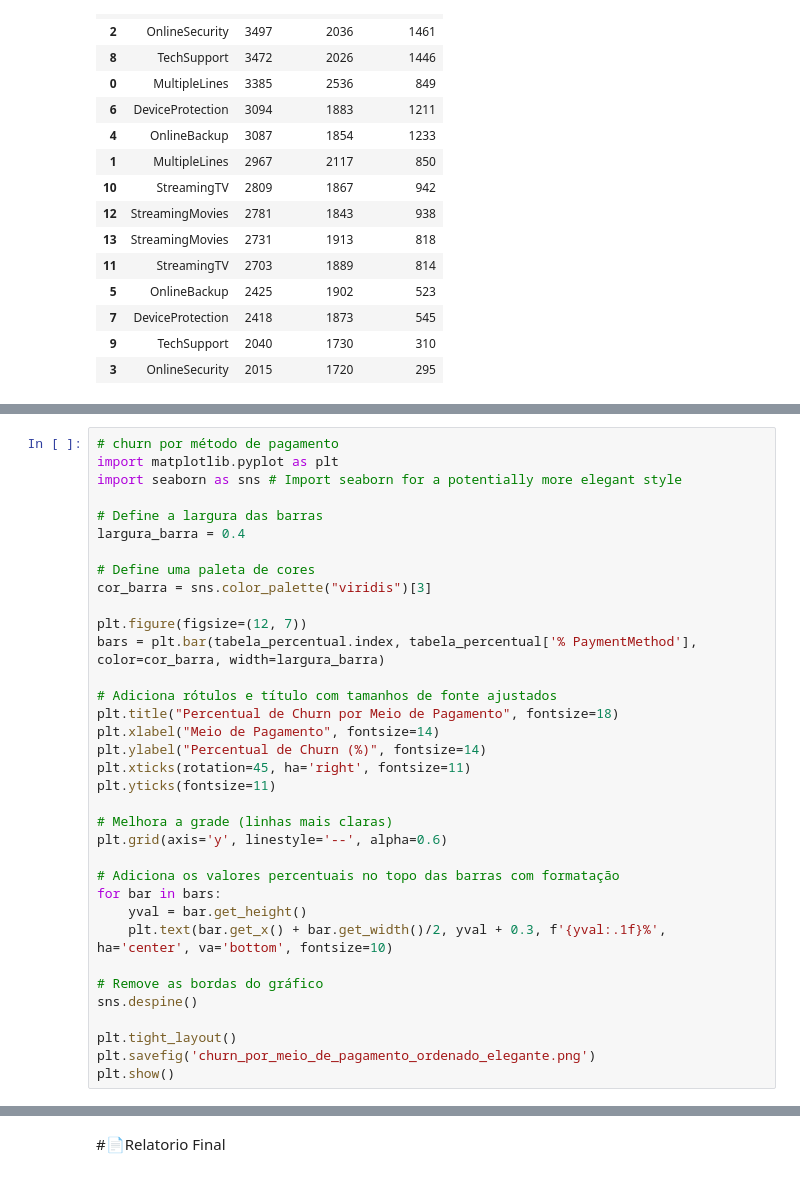
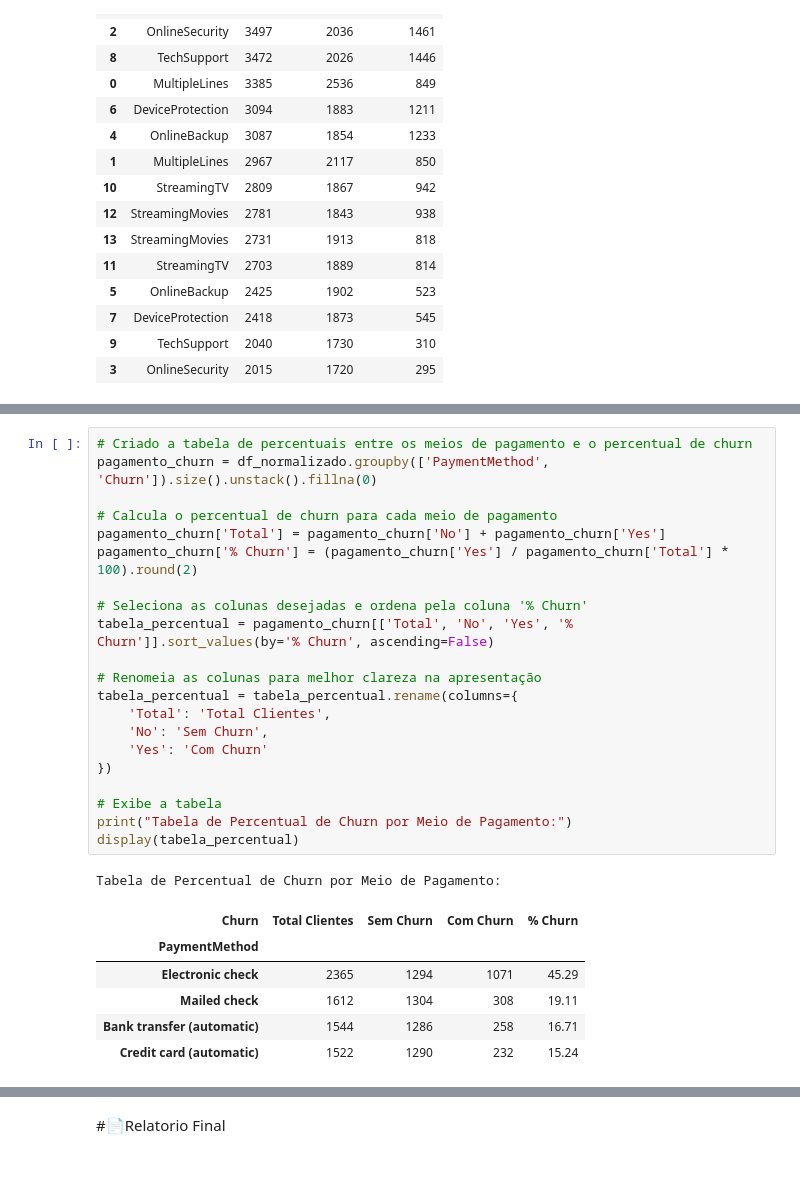
Before and after one commit to sanemar/telecomx, a Jupyter notebook: TelecomX_BR.ipynb, the cells around one changed output, grey strips where cells are left out. Drawn from its saved outputs; the diff is of its cells as text.

```diff
--- a/TelecomX_BR.ipynb
+++ b/TelecomX_BR.ipynb
@@ -392,35 +541,29 @@ plt.show()
-# %%
-# churn por método de pagamento
-import matplotlib.pyplot as plt
-import seaborn as sns # Import seaborn for a potentially more elegant style
-
-# Define a largura das barras
-largura_barra = 0.4
-
-# Define uma paleta de cores
-cor_barra = sns.color_palette("viridis")[3]
-
-plt.figure(figsize=(12, 7))
-bars = plt.bar(tabela_percentual.index, tabela_percentual['% PaymentMethod'], color=cor_barra, width=largura_barra)
-
-# Adiciona rótulos e título com tamanhos de fonte ajustados
-plt.title("Percentual de Churn por Meio de Pagamento", fontsize=18)
-plt.xlabel("Meio de Pagamento", fontsize=14)
-plt.ylabel("Percentual de Churn (%)", fontsize=14)
-plt.xticks(rotation=45, ha='right', fontsize=11)
-plt.yticks(fontsize=11)
-
-# Melhora a grade (linhas mais claras)
-plt.grid(axis='y', linestyle='--', alpha=0.6)
-
-# Adiciona os valores percentuais no topo das barras com formatação
-for bar in bars:
-    yval = bar.get_height()
-    plt.text(bar.get_x() + bar.get_width()/2, yval + 0.3, f'{yval:.1f}%', ha='center', va='bottom', fontsize=10)
-
-# Remove as bordas do gráfico
-sns.despine()
-
-plt.tight_layout()
-plt.savefig('churn_por_meio_de_pagamento_ordenado_elegante.png')
-plt.show()
+# %%
+# Criado a tabela de percentuais entre os meios de pagamento e o percentual de churn
+pagamento_churn = df_normalizado.groupby(['PaymentMethod', 'Churn']).size().unstack().fillna(0)
+
+# Calcula o percentual de churn para cada meio de pagamento
+pagamento_churn['Total'] = pagamento_churn['No'] + pagamento_churn['Yes']
+pagamento_churn['% Churn'] = (pagamento_churn['Yes'] / pagamento_churn['Total'] * 100).round(2)
+
+# Seleciona as colunas desejadas e ordena pela coluna '% Churn'
+tabela_percentual = pagamento_churn[['Total', 'No', 'Yes', '% Churn']].sort_values(by='% Churn', ascending=False)
+
+# Renomeia as colunas para melhor clareza na apresentação
+tabela_percentual = tabela_percentual.rename(columns={
+    'Total': 'Total Clientes',
+    'No': 'Sem Churn',
+    'Yes': 'Com Churn'
+})
+
+# Exibe a tabela
+print("Tabela de Percentual de Churn por Meio de Pagamento:")
+display(tabela_percentual)
+# %% [output]
+Tabela de Percentual de Churn por Meio de Pagamento:
+| Churn | Total Clientes | Sem Churn | Com Churn | % Churn |
+| PaymentMethod |  |  |  |  |
+| Electronic check | 2365 | 1294 | 1071 | 45.29 |
+| Mailed check | 1612 | 1304 | 308 | 19.11 |
+| Bank transfer (automatic) | 1544 | 1286 | 258 | 16.71 |
+| Credit card (automatic) | 1522 | 1290 | 232 | 15.24 |
```
Also changed, not shown: parts of 15 cells of this notebook.
